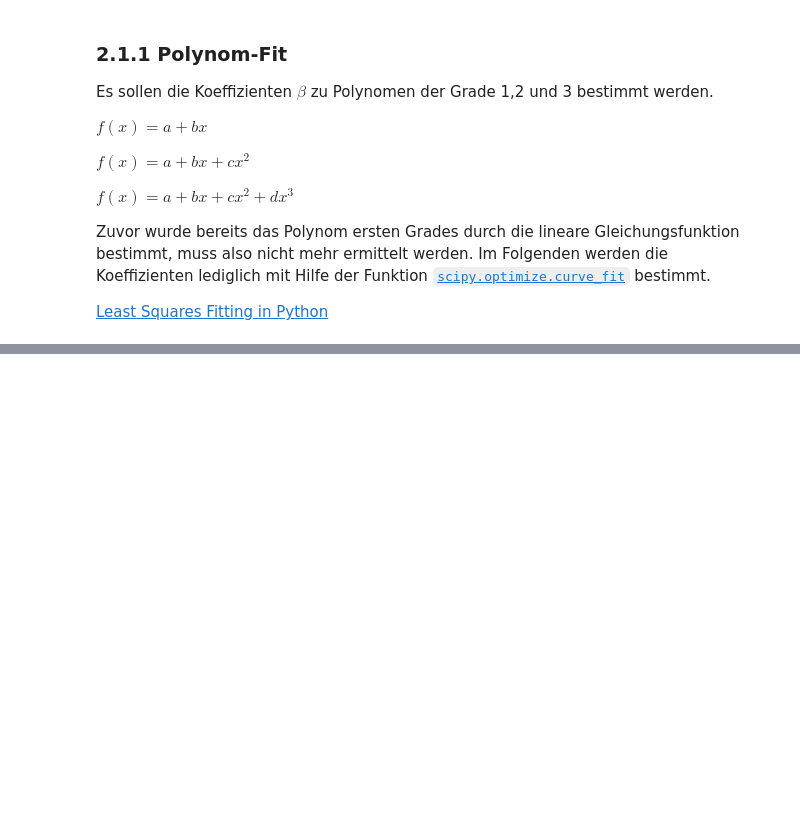
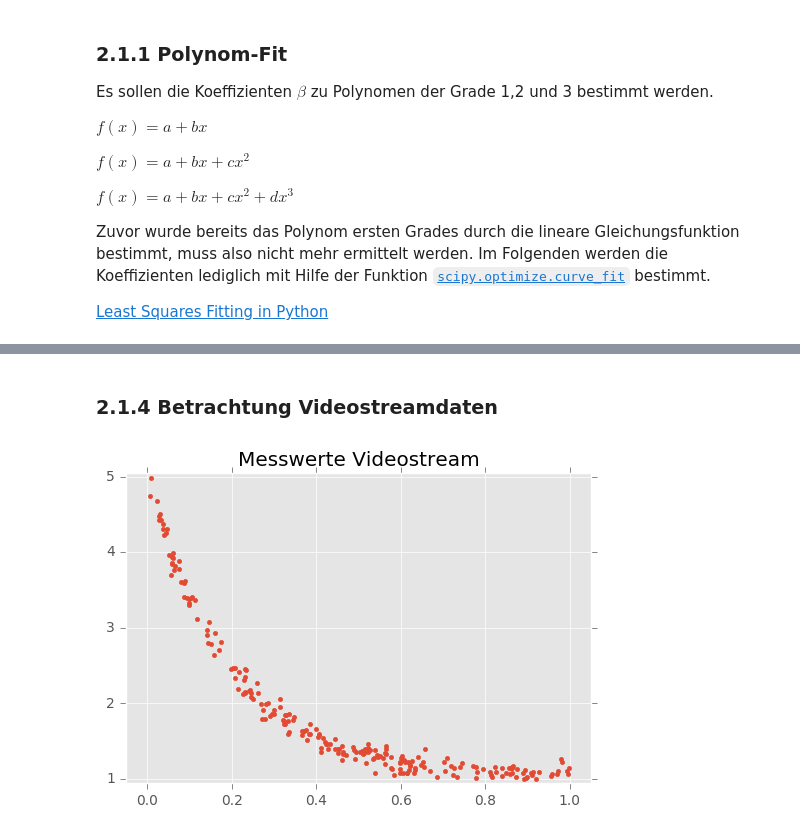
Before and after one commit to captain-proton/aise, a Jupyter notebook: documentation/source/nia/jupyter_nb/exercise_2.ipynb, the cells around one changed output, grey strips where cells are left out. Saved outputs shown, nothing was run; the diff lists cells and outputs as text; code cells hidden in the pictures; blank space fills up the shorter version.

```diff
--- a/documentation/source/nia/jupyter_nb/exercise_2.ipynb
+++ b/documentation/source/nia/jupyter_nb/exercise_2.ipynb
@@ -147,0 +227,14 @@ a=0.059, b=-0.084, c=0.230, d=0.834
+# %% [markdown]
+### 2.1.4 Betrachtung Videostreamdaten
+# %%
+x_vid = [i[0] for i in loss_qoe]
+y_vid = [i[1] for i in loss_qoe]
+plt.plot(x_vid, y_vid, '.')
+
+x_min, x_max, y_min, y_max = plt.axis()
+plt.axis((x_min - .05, x_max + .05, y_min - .05, y_max + .05))
+plt.title('Messwerte Videostream')
+
+plt.show()
+# %% [output]
+[figure, added]
```
Also changed, not shown: parts of 22 cells of this notebook.
